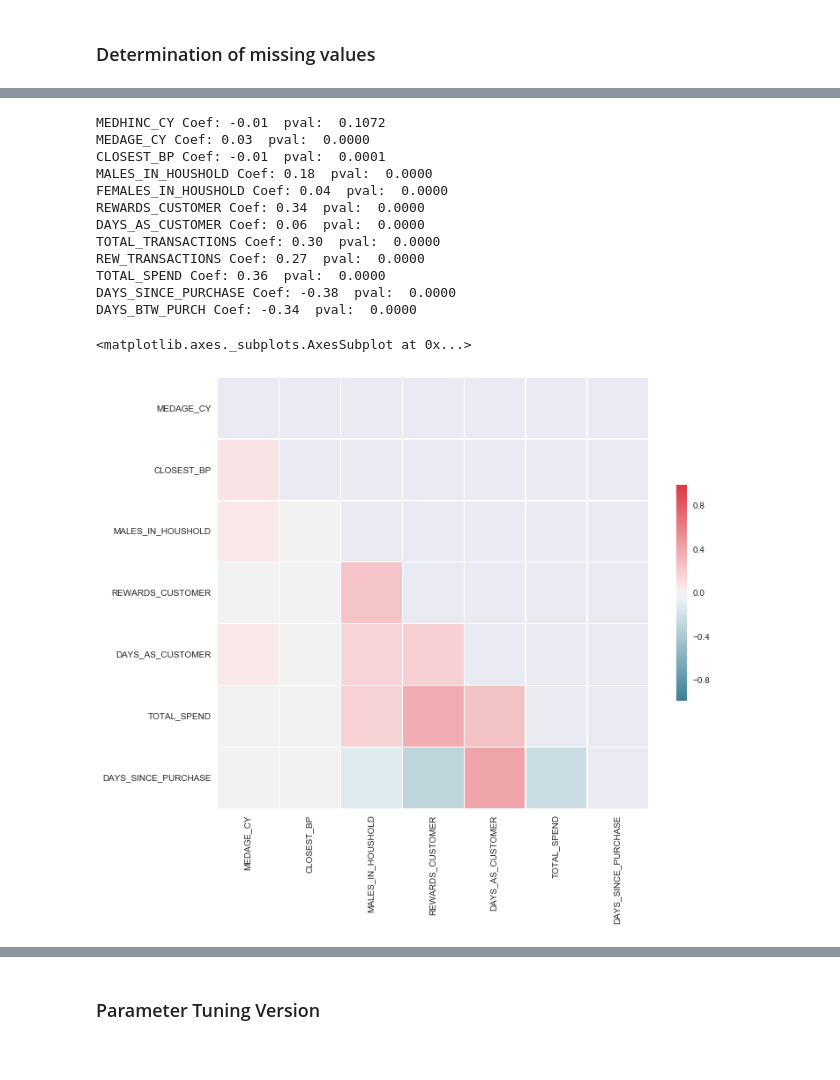
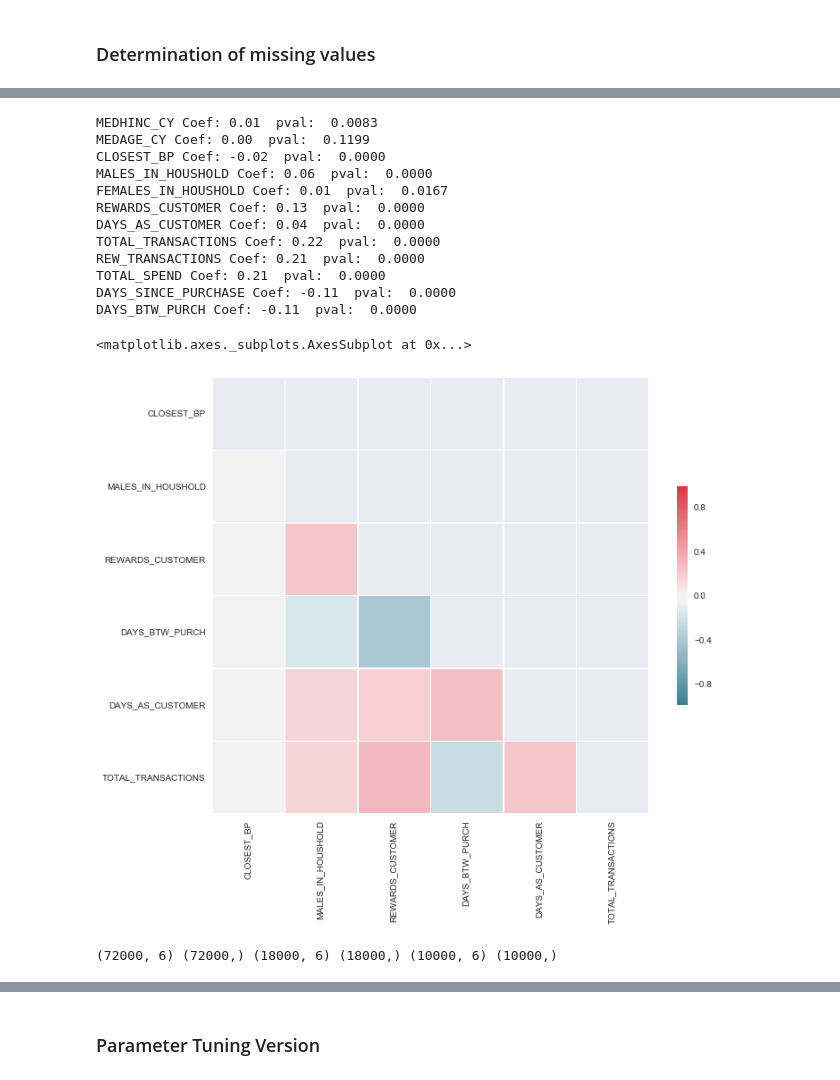
Before and after one commit to FloobtheGreat/IPy_Notebooks, a Jupyter notebook: Analyses/TabModeling.ipynb, the cells around one changed output, grey strips where cells are left out. Saved outputs shown, nothing was run; the diff lists cells and outputs as text; code cells hidden in the pictures.

```diff
--- a/Analyses/TabModeling.ipynb
+++ b/Analyses/TabModeling.ipynb
@@ -8,29 +8,35 @@ import seaborn as sns
 import pandas as pd
 import scipy.stats as stats
 import matplotlib.pyplot as plt
+import matplotlib
 import statsmodels.formula.api as sts
 import numpy as np
+import math
 import xgboost as xgb
 from sklearn.metrics import accuracy_score, confusion_matrix, roc_curve, auc, roc_auc_score, recall_score
 from sklearn.metrics import f1_score, matthews_corrcoef, make_scorer, classification_report, log_loss
 from sklearn.preprocessing import Imputer
-from sklearn.model_selection import GridSearchCV
-from sklearn.linear_model import LogisticRegression, SGDClassifier
+from sklearn.model_selection import GridSearchCV, cross_val_score
+from sklearn.linear_model import LogisticRegression, SGDClassifier, LogisticRegressionCV
 from sklearn.neighbors import KNeighborsClassifier
 from sklearn.neural_network import MLPClassifier
 from sklearn.svm import LinearSVC, SVC
 from sklearn.calibration import CalibratedClassifierCV
 from sklearn.externals import joblib
 from imblearn.over_sampling import SMOTE
-from sklearn.ensemble import RandomForestClassifier, ExtraTreesClassifier
+from sklearn.ensemble import RandomForestClassifier, ExtraTreesClassifier, VotingClassifier, BaggingClassifier
 from sklearn.preprocessing import StandardScaler
-from sklearn.model_selection import StratifiedKFold
+from sklearn.model_selection import StratifiedKFold, ShuffleSplit
 from sklearn.gaussian_process import GaussianProcessClassifier
 from sklearn.gaussian_process.kernels import RBF
 from sklearn.naive_bayes import GaussianNB
+from scipy import interp
+from sklearn.metrics import r2_score
 
 %matplotlib inline
 
+matplotlib.rcParams['figure.figsize'] = (11,8)
+
 pd.options.mode.chained_assignment = None
 pd.options.display.max_columns = 999
 # %%
@@ -122,54 +152,60 @@ missing_df.loc[missing_df['missing_ratio']>0.01]
 
 imr = Imputer(missing_values='NaN',strategy='median',axis=0)
 imr = imr.fit(X)
 imputed_data = pd.DataFrame(imr.transform(X.values), columns = collist)
 
 for var in collist:
-    coef, pval = stats.pearsonr(imputed_data[var].as_matrix(), y.as_matrix())
+    coef, pval = stats.pointbiserialr(imputed_data[var].as_matrix(), y.as_matrix())
 
     print(var + ' Coef: %.2f  pval:  %.4f' % (coef, pval))
 
 
-collist2 = ['MEDAGE_CY','CLOSEST_BP','MALES_IN_HOUSHOLD','REWARDS_CUSTOMER',
-          'DAYS_AS_CUSTOMER','TOTAL_SPEND','DAYS_SINCE_PURCHASE']
+collist2 = ['CLOSEST_BP','MALES_IN_HOUSHOLD','REWARDS_CUSTOMER', 'DAYS_BTW_PURCH',
+          'DAYS_AS_CUSTOMER','TOTAL_TRANSACTIONS']
 
 imputed_data2 = imputed_data[collist2]
 
 corr = imputed_data2.corr()
 
 # Generate a mask for the upper triangle
 mask = np.zeros_like(corr, dtype=np.bool)
 mask[np.triu_indices_from(mask)] = True
 
 # Set up the matplotlib figure
 f, ax = plt.subplots(figsize=(11, 9))
 
 # Generate a custom diverging colormap
 cmap = sns.diverging_palette(220, 10, as_cmap=True)
 
 # Draw the heatmap with the mask and correct aspect ratio
 sns.heatmap(corr, mask=mask, cmap=cmap, vmax=.99, center=0,
             square=True, linewidths=.5, cbar_kws={"shrink": .5})
 # %% [output]
-MEDHINC_CY Coef: -0.01  pval:  0.1072
-MEDAGE_CY Coef: 0.03  pval:  0.0000
-CLOSEST_BP Coef: -0.01  pval:  0.0001
-MALES_IN_HOUSHOLD Coef: 0.18  pval:  0.0000
-FEMALES_IN_HOUSHOLD Coef: 0.04  pval:  0.0000
-REWARDS_CUSTOMER Coef: 0.34  pval:  0.0000
-DAYS_AS_CUSTOMER Coef: 0.06  pval:  0.0000
-TOTAL_TRANSACTIONS Coef: 0.30  pval:  0.0000
-REW_TRANSACTIONS Coef: 0.27  pval:  0.0000
-TOTAL_SPEND Coef: 0.36  pval:  0.0000
-DAYS_SINCE_PURCHASE Coef: -0.38  pval:  0.0000
-DAYS_BTW_PURCH Coef: -0.34  pval:  0.0000
+MEDHINC_CY Coef: 0.01  pval:  0.0083
+MEDAGE_CY Coef: 0.00  pval:  0.1199
+CLOSEST_BP Coef: -0.02  pval:  0.0000
+MALES_IN_HOUSHOLD Coef: 0.06  pval:  0.0000
+FEMALES_IN_HOUSHOLD Coef: 0.01  pval:  0.0167
+REWARDS_CUSTOMER Coef: 0.13  pval:  0.0000
+DAYS_AS_CUSTOMER Coef: 0.04  pval:  0.0000
+TOTAL_TRANSACTIONS Coef: 0.22  pval:  0.0000
+REW_TRANSACTIONS Coef: 0.21  pval:  0.0000
+TOTAL_SPEND Coef: 0.21  pval:  0.0000
+DAYS_SINCE_PURCHASE Coef: -0.11  pval:  0.0000
+DAYS_BTW_PURCH Coef: -0.11  pval:  0.0000
 <matplotlib.axes._subplots.AxesSubplot at 0x...>
-[figure, old version]
+[figure, new version]
 # %%
-train_X, test_X, train_y, test_y = helper.splitData2(imputed_data2, y, 0.3)
+train_X, test_X, train_y, test_y = helper.splitData2(imputed_data2, y, 0.1)
+
+train_X, val_X, train_y, val_y = helper.splitData2(train_X, train_y, 0.2)
+
+print(train_X.shape, train_y.shape, val_X.shape, val_y.shape, test_X.shape, test_y.shape)
 
 train_X = pd.DataFrame(train_X, columns=collist2)
 test_X = pd.DataFrame(test_X, columns=collist2)
+# %% [output]
+(72000, 6) (72000,) (18000, 6) (18000,) (10000, 6) (10000,)
 # %%
 train_X.head()
 # %% [output]
```
Also changed, not shown: parts of 83 cells of this notebook, 8 other files.
